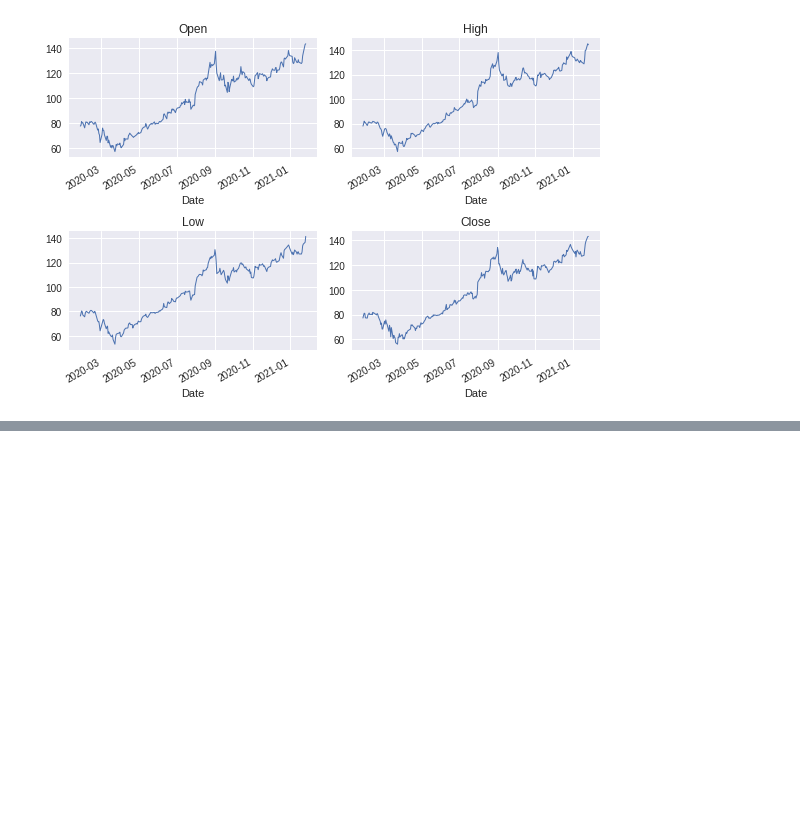
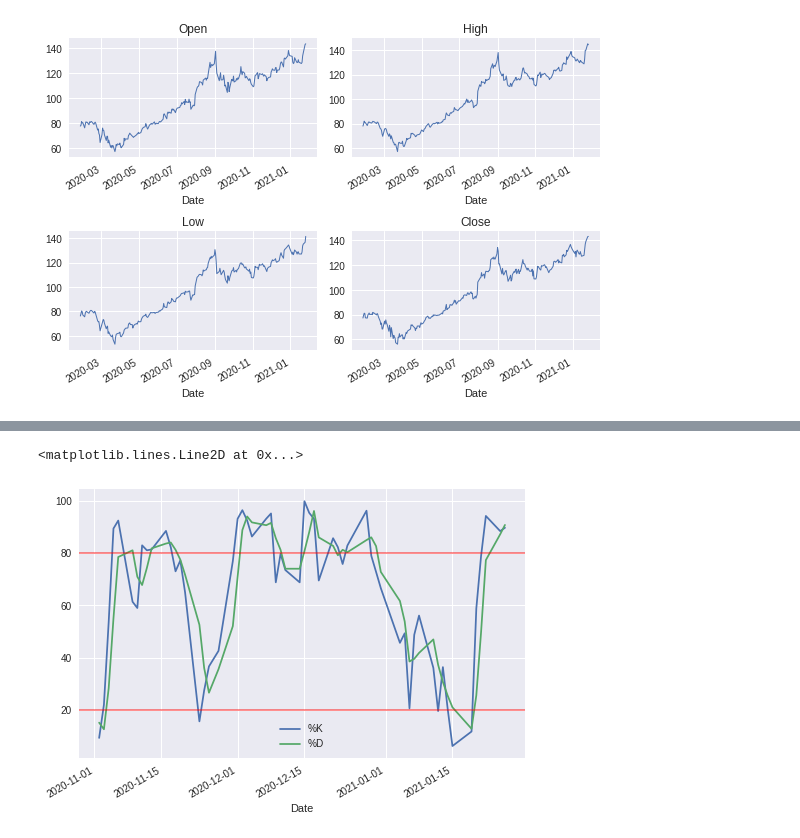
Before and after one commit to igoandrade85/finance-data-analysis, a Jupyter notebook: finance-project.ipynb, the cells around one changed output, grey strips where cells are left out. Cells and saved outputs as stored; diff of their text form; code cells hidden in the pictures; blank space fills up the shorter version.

```diff
--- a/finance-project.ipynb
+++ b/finance-project.ipynb
@@ -95,0 +258,6 @@ plt.show()
+# %%
+high14 = data['High'].rolling(14).max()
+low14 = data['Low'].rolling(14).min()
+
+data['%K'] = (data['Close'] - low14)*100 / (high14 - low14)
+data['%D'] = data['%K'].rolling(3).mean()
@@ -95,0 +274,8 @@ plt.show()
+# %%
+fig, ax = plt.subplots()
+data[['%K', '%D']].loc['2020-11-01':].plot(ax=ax)
+ax.axhline(80, c='r', alpha=0.5)
+ax.axhline(20, c='r', alpha=0.5)
+# %% [output]
+<matplotlib.lines.Line2D at 0x...>
+[figure, added]
```
Also changed, not shown: parts of 33 cells of this notebook, 1 other file.
